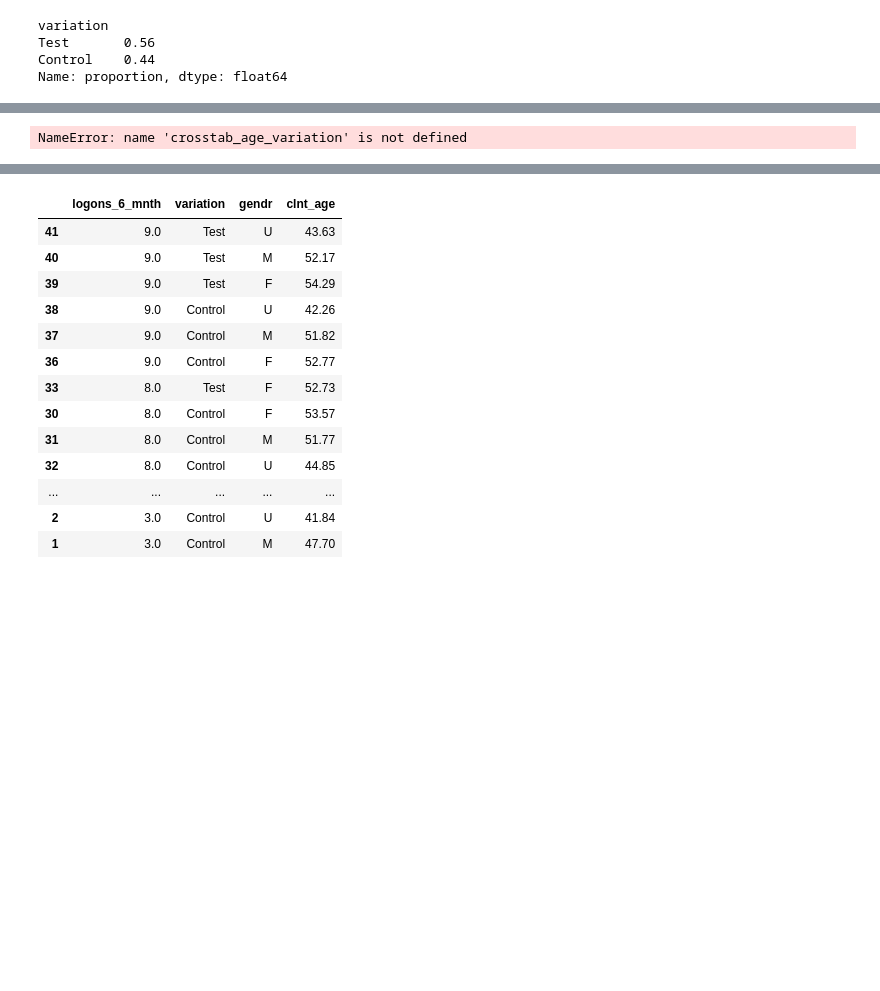
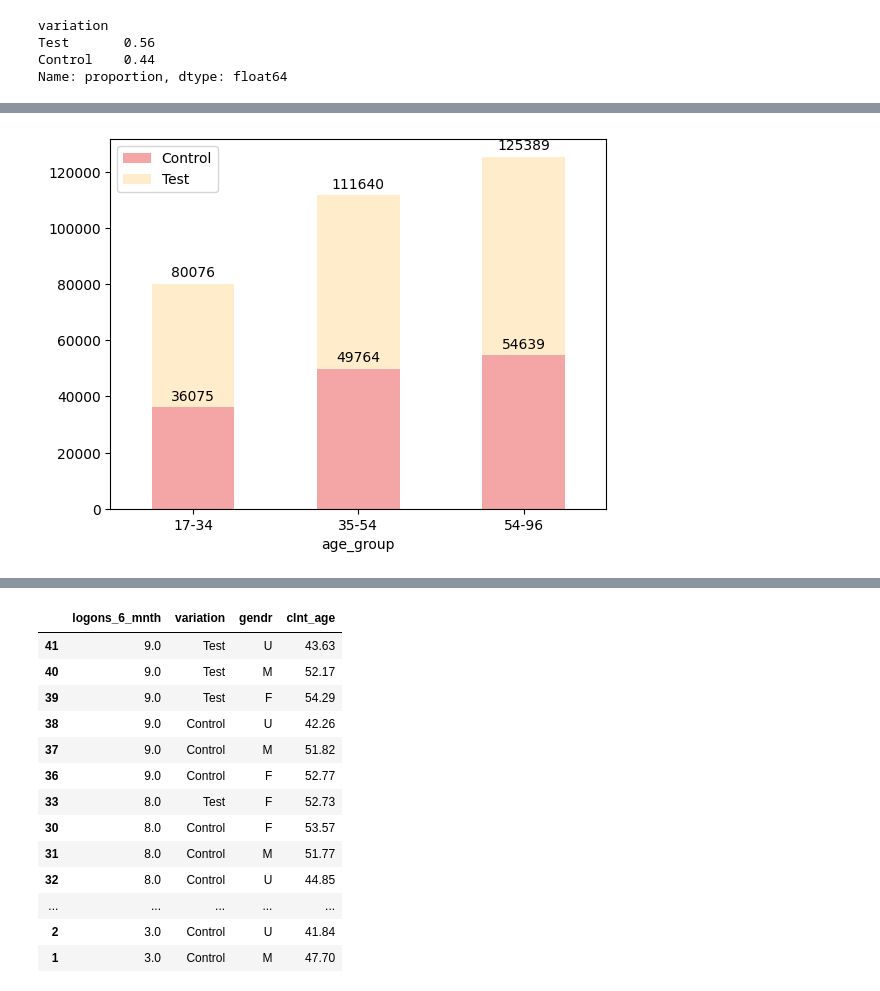
Before and after one commit to circlethesquare/project2, a Jupyter notebook: notebooks/EDA_KPI_cehck_project_2.ipynb, the cells around one changed output, grey strips where cells are left out. Saved outputs shown, nothing was run; the diff lists cells and outputs as text; code cells hidden in the pictures; blank space fills up the shorter version.

```diff
--- a/notebooks/EDA_KPI_cehck_project_2.ipynb
+++ b/notebooks/EDA_KPI_cehck_project_2.ipynb
@@ -77,20 +84,21 @@ labels = ['young', 'middle age', 'elderly']
 # Adding a new column to the DataFrame with age groups
 df['age_group'] = pd.cut(df['clnt_age'], bins=bins, labels=labels, right=False)
 # %%
+crosstab_age_variation = pd.crosstab(df['age_group'],df['variation'])
+
 # Plotting the crosstabb
 ax = crosstab_age_variation.plot(kind='bar', stacked=True, color=['lightcoral', 'moccasin'], alpha=0.7)
 plt.legend()
 
+for container in ax.containers:
+    ax.bar_label(container, label_type='edge', padding=3)
+
 # Tilt the x-axis labels for better readability
 plt.xticks(rotation=0)  # Adjust the rotation angle as needed
-
-# Displaying the plot
+plt.savefig('../graphs/age_distribution.png')
 plt.show()
-
-# Saving the plot as JPEG after displaying it
-plt.savefig('../graphs/age_distribution.jpeg')
 # %% [output]
-NameError: name 'crosstab_age_variation' is not defined
+[figure, added]
 # %%
 df
 # %% [output]
```
Also changed, not shown: parts of 19 cells of this notebook, 18 other files.
